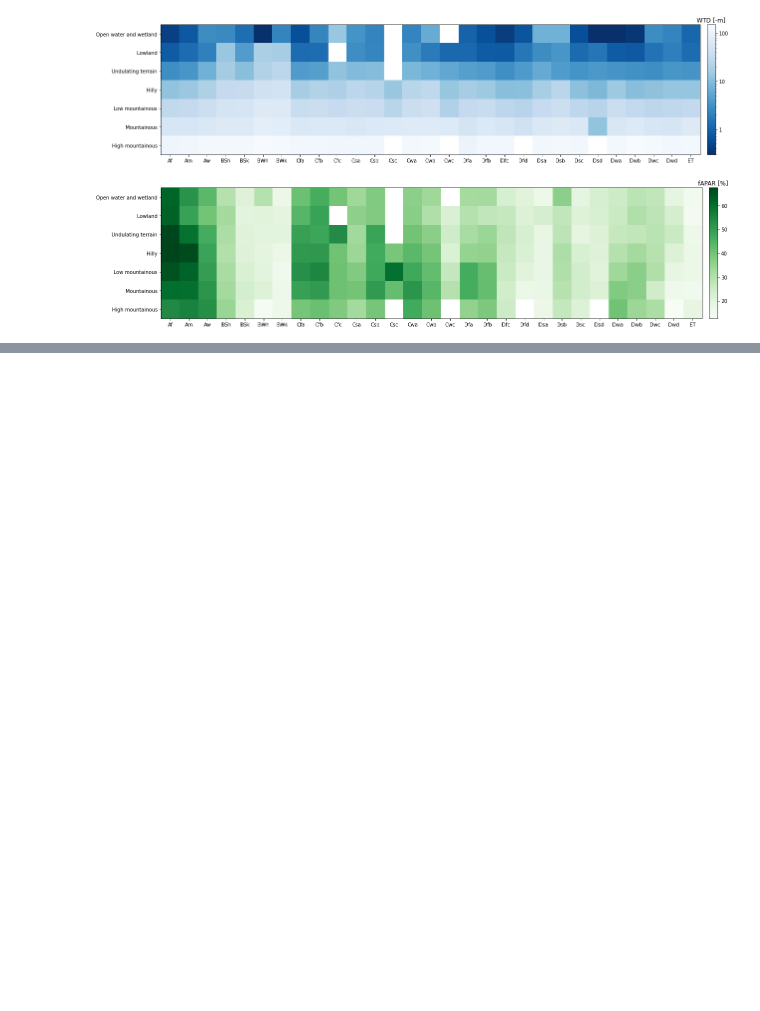
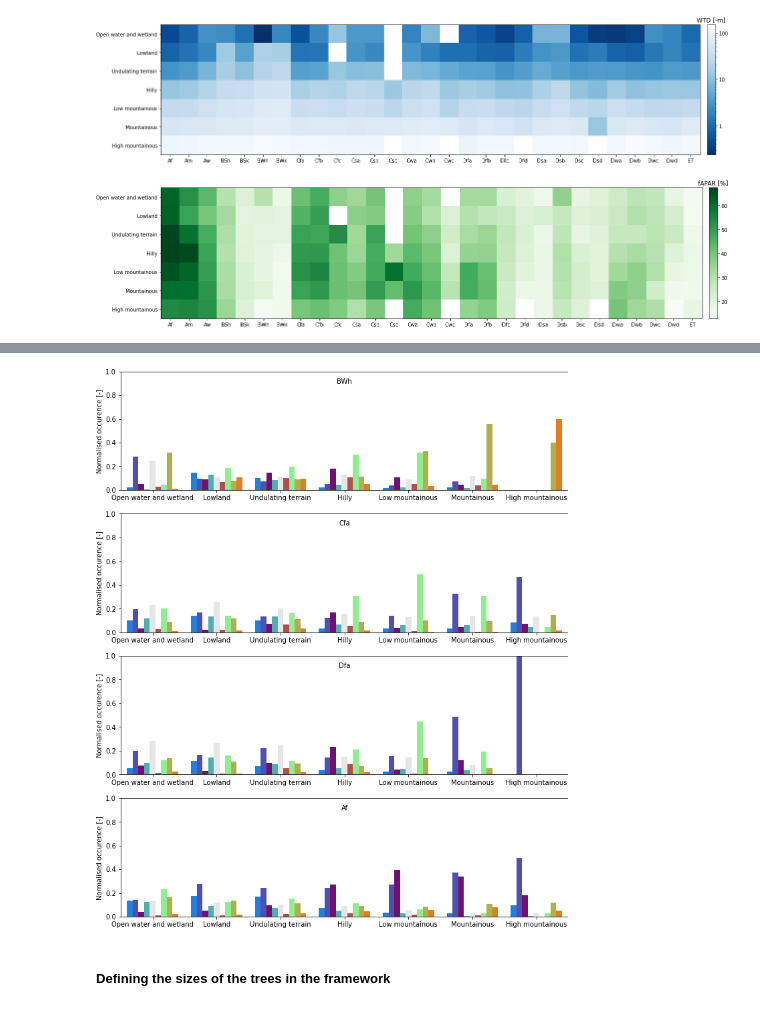
Before and after one commit to jasperroebroek/Global_distribution_of_hydrologic_controls_on_forest_growth, a Jupyter notebook: scripts/figures_04_heatmaps.ipynb, the cells around one changed output, grey strips where cells are left out. Cells and saved outputs as stored; diff of their text form; code cells hidden in the pictures; blank space fills up the shorter version.

```diff
--- a/scripts/figures_04_heatmaps.ipynb
+++ b/scripts/figures_04_heatmaps.ipynb
@@ -212,0 +240,17 @@ plt.show()
+# %%
+f, ax = plt.subplots(nrows=4, figsize=(12, 15))
+ax = ax.flatten()
+for i, clim in enumerate(choice):
+    df_clim = df.loc[df.climate_class == clim, :]
+    x = (df_clim.groupby(["landscape_class", "classes"]).size() / df_clim.groupby("landscape_class").size()).reset_index()
+    p = sns.barplot(data=x, x='landscape_class', y=0, hue='classes', palette=cmap.colors, ax=ax[i])
+    p.legend_.remove()
+    ax[i].set_xlabel("")
+    ax[i].set_ylabel("Normalised occurence [-]")
+    ax[i].text(.5,.9,clim, ha='center', transform=ax[i].transAxes)
+    ax[i].set_ylim(0, 1)
+plt.savefig("figures/distribution_classes_choice_climates.png", bbox_inches='tight', pad_inches=0, dpi=300)
+# %% [output]
+[figure, added]
+# %% [markdown]
+##### Defining the sizes of the trees in the framework
```
Also changed, not shown: parts of 12 cells of this notebook, 8 other files.
